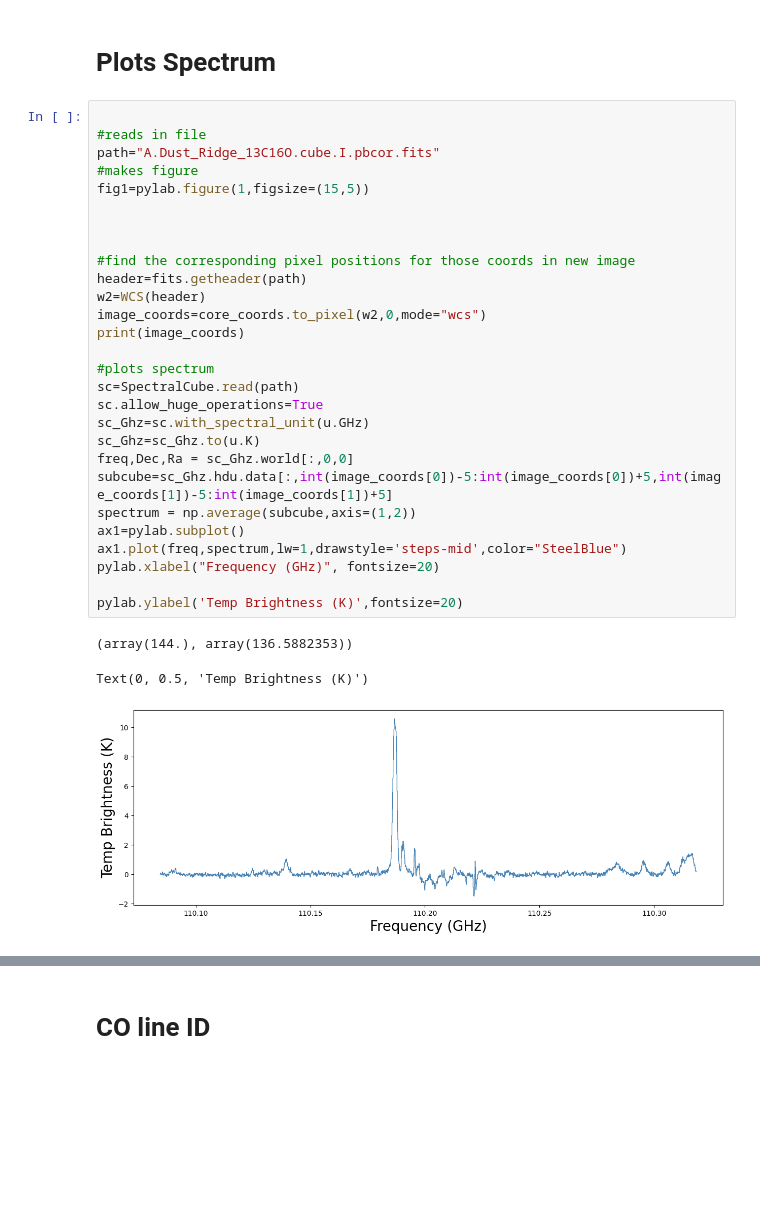
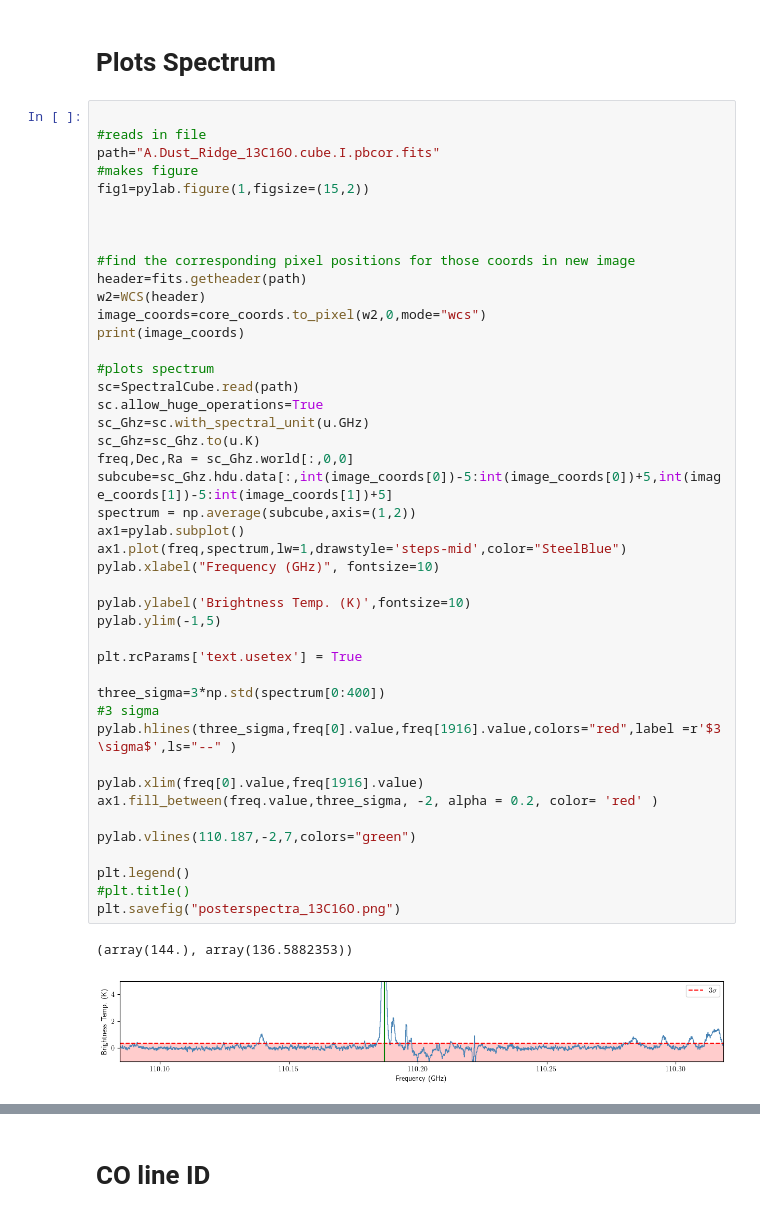
Before and after one commit to Parkerwise/Cloud-C, a Jupyter notebook: 13C16OID.ipynb, the cells around one changed output, grey strips where cells are left out. Drawn from its saved outputs; the diff is of its cells as text; blank space fills up the shorter version.

```diff
--- a/13C16OID.ipynb
+++ b/13C16OID.ipynb
@@ -33,32 +33,47 @@ print(core_coords)
 # %%
 
 #reads in file
 path="A.Dust_Ridge_13C16O.cube.I.pbcor.fits"
 #makes figure
-fig1=pylab.figure(1,figsize=(15,5))
+fig1=pylab.figure(1,figsize=(15,2))
 
 
 
 #find the corresponding pixel positions for those coords in new image
 header=fits.getheader(path)
 w2=WCS(header)
 image_coords=core_coords.to_pixel(w2,0,mode="wcs")
 print(image_coords)
 
 #plots spectrum
 sc=SpectralCube.read(path)
 sc.allow_huge_operations=True
 sc_Ghz=sc.with_spectral_unit(u.GHz)
 sc_Ghz=sc_Ghz.to(u.K)
 freq,Dec,Ra = sc_Ghz.world[:,0,0]
 subcube=sc_Ghz.hdu.data[:,int(image_coords[0])-5:int(image_coords[0])+5,int(image_coords[1])-5:int(image_coords[1])+5]
 spectrum = np.average(subcube,axis=(1,2))
 ax1=pylab.subplot()
 ax1.plot(freq,spectrum,lw=1,drawstyle='steps-mid',color="SteelBlue")
-pylab.xlabel("Frequency (GHz)", fontsize=20)
+pylab.xlabel("Frequency (GHz)", fontsize=10)
 
-pylab.ylabel('Temp Brightness (K)',fontsize=20)
+pylab.ylabel('Brightness Temp. (K)',fontsize=10)
+pylab.ylim(-1,5)
+
+plt.rcParams['text.usetex'] = True
+
+three_sigma=3*np.std(spectrum[0:400])
+#3 sigma
+pylab.hlines(three_sigma,freq[0].value,freq[1916].value,colors="red",label =r'$3 \sigma$',ls="--" )
+
+pylab.xlim(freq[0].value,freq[1916].value)
+ax1.fill_between(freq.value,three_sigma, -2, alpha = 0.2, color= 'red' )
+
+pylab.vlines(110.187,-2,7,colors="green")
+
+plt.legend()
+#plt.title()
+plt.savefig("posterspectra_13C16O.png")
 # %% [output]
 (array(144.), array(136.5882353))
-Text(0, 0.5, 'Temp Brightness (K)')
-[figure, old version]
+[figure, new version]
```
Also changed, not shown: parts of 1 cell of this notebook, 3 other files.
